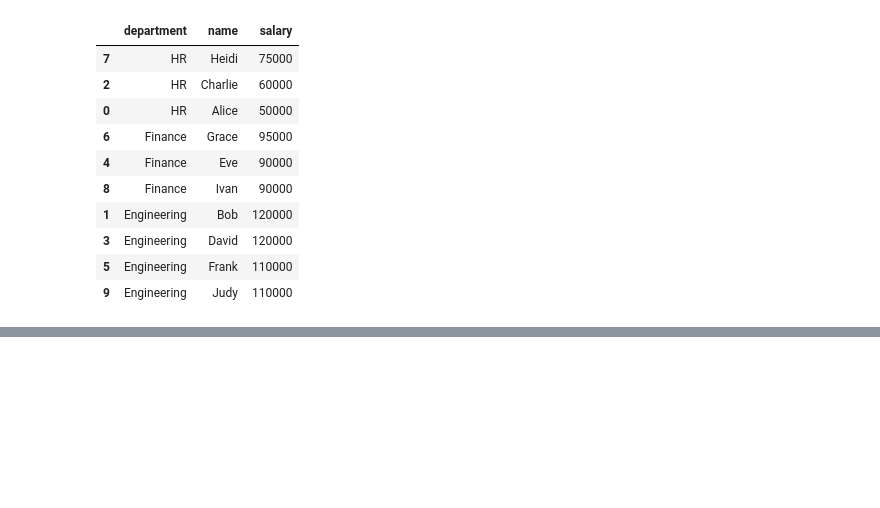
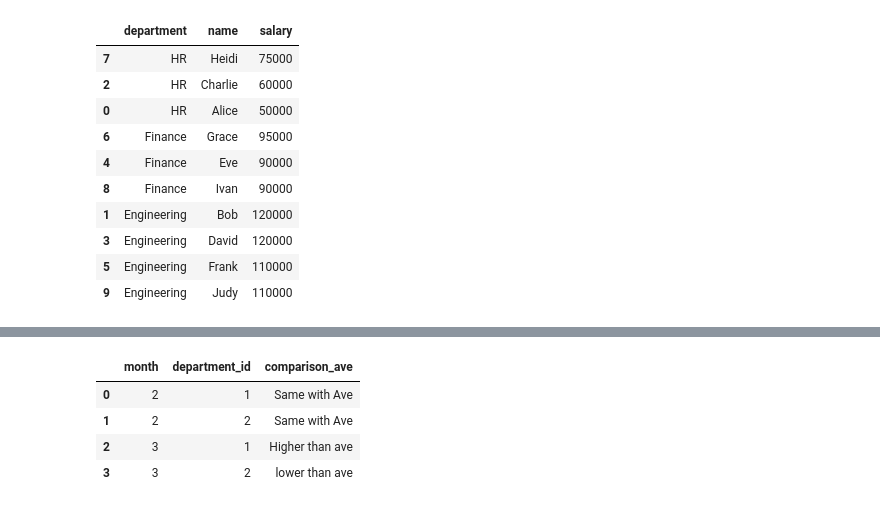
Before and after one commit to Ambersword/Python-practice-, a Jupyter notebook: Class_Python.ipynb, the cells around one changed output, grey strips where cells are left out. Saved outputs shown, nothing was run; the diff lists cells and outputs as text; code cells hidden in the pictures; blank space fills up the shorter version.

```diff
--- a/Class_Python.ipynb
+++ b/Class_Python.ipynb
@@ -396,0 +406,35 @@ cancellation_rate
+# %%
+
+import pandas as pd
+# example data
+salary_data = [
+    {'id': 1, 'employee_id': 1, 'amount': 9000, 'pay_date': '2017-03-31'},
+    {'id': 2, 'employee_id': 2, 'amount': 6000, 'pay_date': '2017-03-31'},
+    {'id': 3, 'employee_id': 3, 'amount': 10000, 'pay_date': '2017-03-31'},
+    {'id': 4, 'employee_id': 1, 'amount': 7000, 'pay_date': '2017-02-28'},
+    {'id': 5, 'employee_id': 2, 'amount': 6000, 'pay_date': '2017-02-28'},
+    {'id': 6, 'employee_id': 3, 'amount': 8000, 'pay_date': '2017-02-28'},
+]
+
+employee_data = [
+    {'employee_id': 1, 'department_id': 1},
+    {'employee_id': 2, 'department_id': 2},
+    {'employee_id': 3, 'department_id': 2},
+]
+
+salary_df= pd.DataFrame(salary_data)
+employee_df=pd.DataFrame(employee_data)
+salary_df['pay_date']=pd.to_datetime(salary_df['pay_date'])
+salary_df['month']=salary_df['pay_date'].dt.month
+final_table=pd.merge(salary_df,employee_df,on='employee_id',how='left')
+final_table_avedep=final_table.groupby(['month','department_id'])['amount'].mean().reset_index()
+final_table_avecomp=final_table.groupby(['month'])['amount'].mean().reset_index()
+final_table_ave=pd.merge(final_table_avedep,final_table_avecomp,on='month',how='left').rename(columns={'amount_x':'Ave_salary','amount_y':'Ave_totalsal'})
+final_table_ave['comparison_ave']=final_table_ave.apply(lambda x:'Higher than ave'if x['Ave_salary']>x['Ave_totalsal'] else('lower than ave' if x['Ave_salary'] < x['Ave_totalsal'] else 'Same with Ave'),axis=1)
+final_table_ave[['month','department_id','comparison_ave']]
+# %% [output]
+|  | month | department_id | comparison_ave |
+| 0 | 2 | 1 | Same with Ave |
+| 1 | 2 | 2 | Same with Ave |
+| 2 | 3 | 1 | Higher than ave |
+| 3 | 3 | 2 | lower than ave |
```
Also changed, not shown: parts of 3 cells of this notebook.
